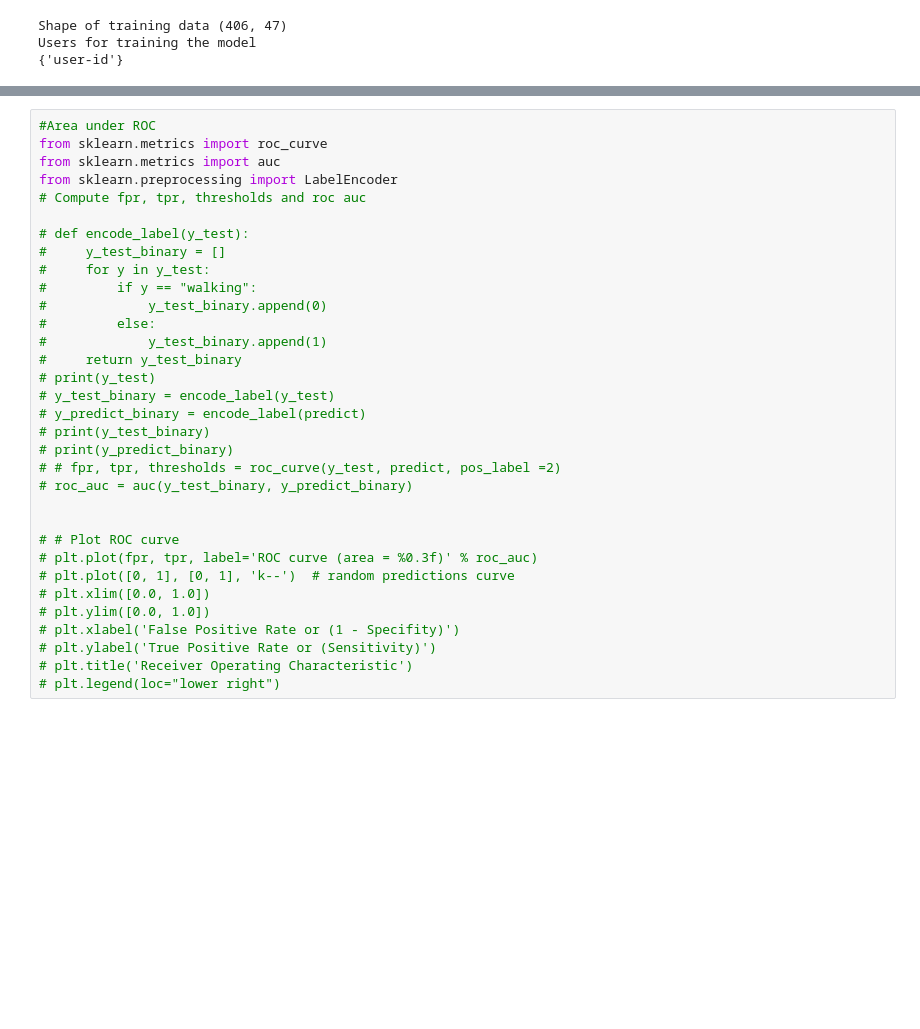
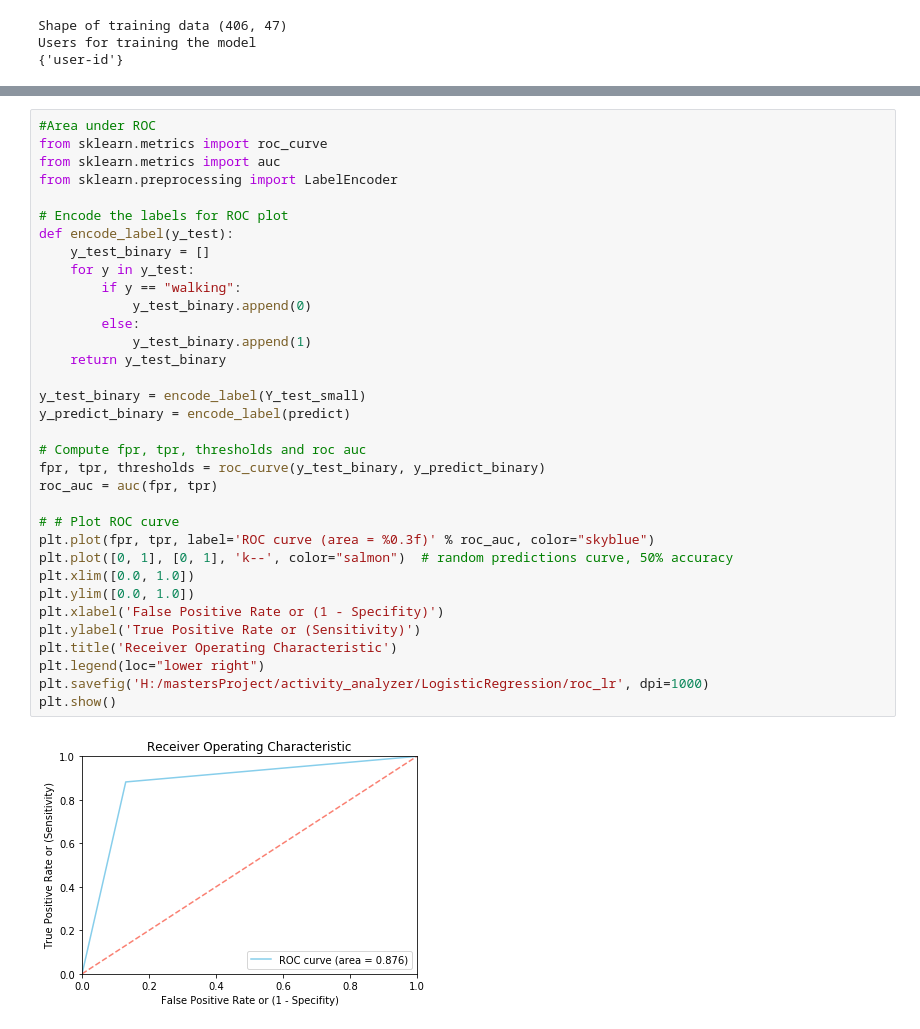
Before and after one commit to bkommineni/Activity-Recognition-Using-Sensordata, a Jupyter notebook: LogisticRegression/LogisticRegression.ipynb, the cells around one changed output, grey strips where cells are left out. Saved outputs shown, nothing was run; the diff lists cells and outputs as text; blank space fills up the shorter version.

Commit message:
added area under roc metric

```diff
--- a/LogisticRegression/LogisticRegression.ipynb
+++ b/LogisticRegression/LogisticRegression.ipynb
@@ -151,33 +160,36 @@ Normalized confusion matrix
 # %%
 #Area under ROC
 from sklearn.metrics import roc_curve
 from sklearn.metrics import auc
 from sklearn.preprocessing import LabelEncoder
+
+# Encode the labels for ROC plot
+def encode_label(y_test):
+    y_test_binary = []
+    for y in y_test:
+        if y == "walking":
+            y_test_binary.append(0)
+        else:
+            y_test_binary.append(1)
+    return y_test_binary
+
+y_test_binary = encode_label(Y_test_small)
+y_predict_binary = encode_label(predict)
+
 # Compute fpr, tpr, thresholds and roc auc
-
-# def encode_label(y_test):
-#     y_test_binary = []
-#     for y in y_test:
-#         if y == "walking":
-#             y_test_binary.append(0)
-#         else:
-#             y_test_binary.append(1)
-#     return y_test_binary
-# print(y_test)
-# y_test_binary = encode_label(y_test)
-# y_predict_binary = encode_label(predict)
-# print(y_test_binary)
-# print(y_predict_binary)
-# # fpr, tpr, thresholds = roc_curve(y_test, predict, pos_label =2)
-# roc_auc = auc(y_test_binary, y_predict_binary)
-
+fpr, tpr, thresholds = roc_curve(y_test_binary, y_predict_binary)
+roc_auc = auc(fpr, tpr)
 
 # # Plot ROC curve
-# plt.plot(fpr, tpr, label='ROC curve (area = %0.3f)' % roc_auc)
-# plt.plot([0, 1], [0, 1], 'k--')  # random predictions curve
-# plt.xlim([0.0, 1.0])
-# plt.ylim([0.0, 1.0])
-# plt.xlabel('False Positive Rate or (1 - Specifity)')
-# plt.ylabel('True Positive Rate or (Sensitivity)')
-# plt.title('Receiver Operating Characteristic')
-# plt.legend(loc="lower right")
+plt.plot(fpr, tpr, label='ROC curve (area = %0.3f)' % roc_auc, color="skyblue")
+plt.plot([0, 1], [0, 1], 'k--', color="salmon")  # random predictions curve, 50% accuracy
+plt.xlim([0.0, 1.0])
+plt.ylim([0.0, 1.0])
+plt.xlabel('False Positive Rate or (1 - Specifity)')
+plt.ylabel('True Positive Rate or (Sensitivity)')
+plt.title('Receiver Operating Characteristic')
+plt.legend(loc="lower right")
+plt.savefig('H:/mastersProject/activity_analyzer/LogisticRegression/roc_lr', dpi=1000)
+plt.show()
+# %% [output]
+[figure, added]
```
Also changed, not shown: parts of 5 cells of this notebook, 3 other files.
